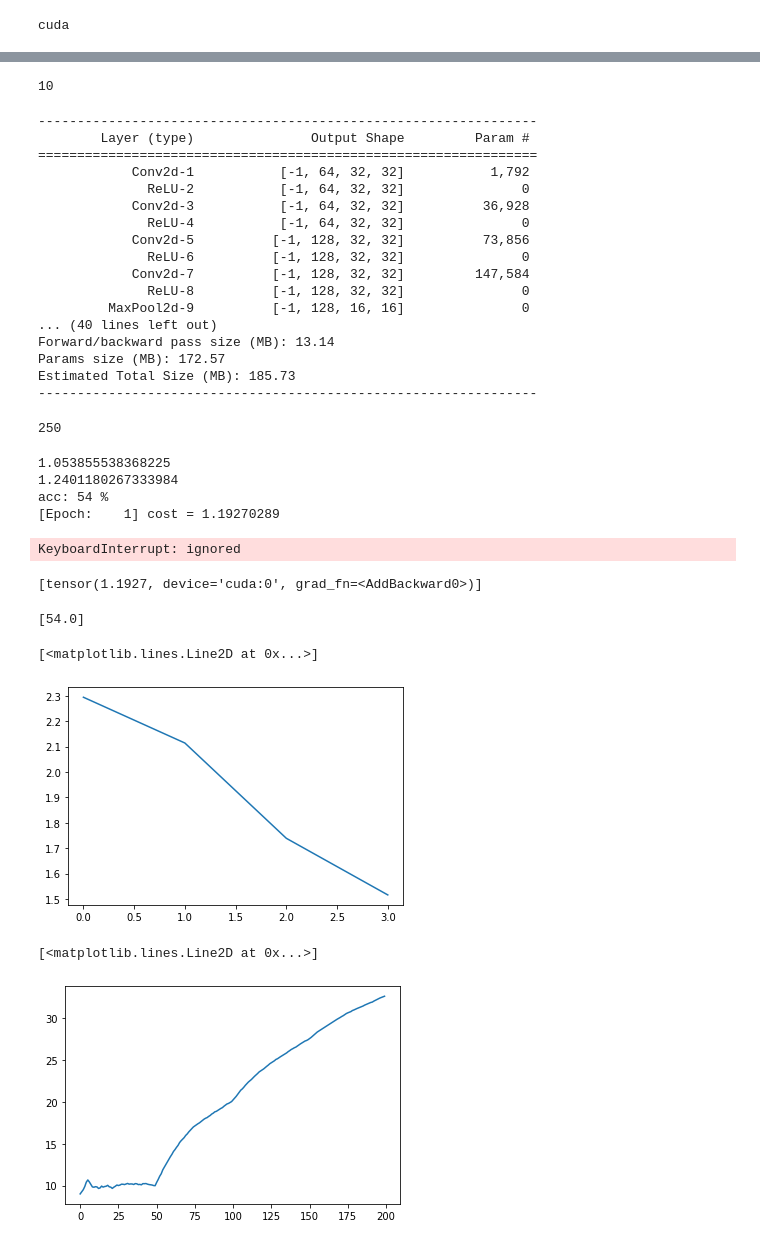
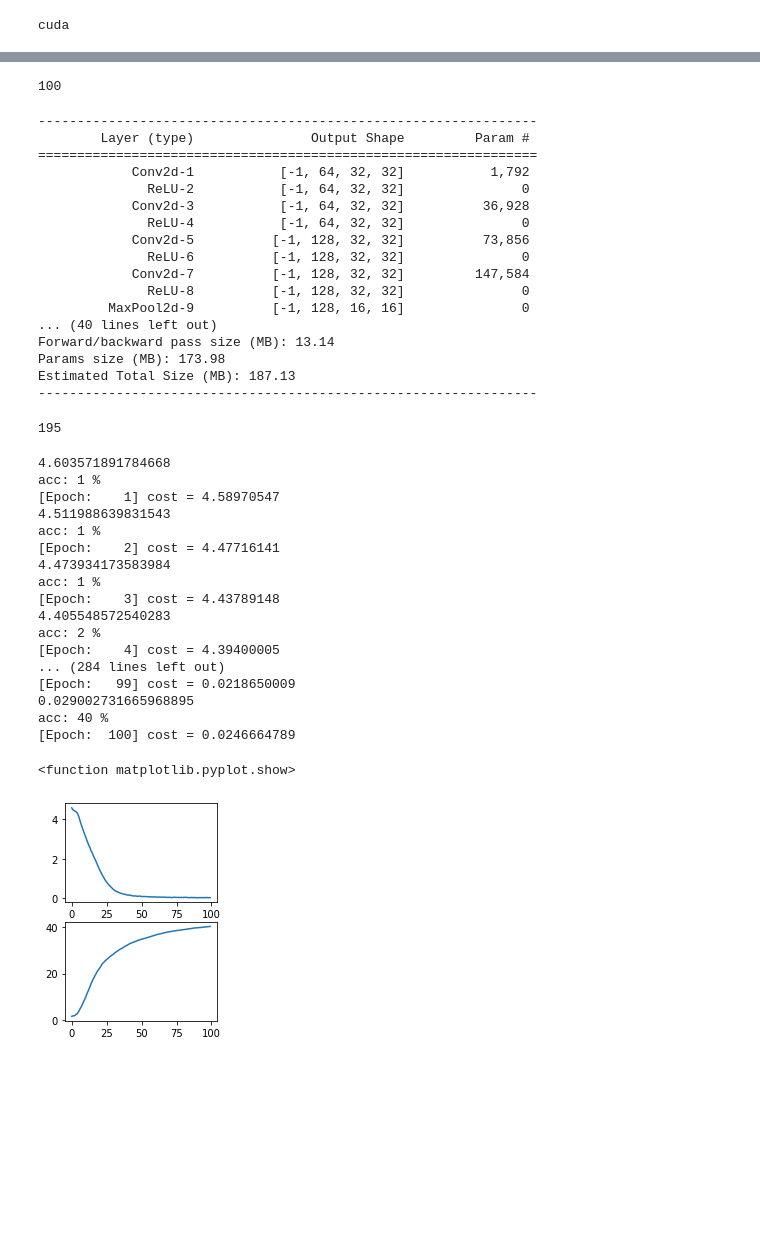
Before and after one commit to Bo-kyoung/AI-practices, a Jupyter notebook: VGG19_CIFAR100.ipynb, the cells around one changed output, grey strips where cells are left out. Drawn from its saved outputs; the diff is of its cells as text; code cells hidden in the pictures; blank space fills up the shorter version.

```diff
--- a/VGG19_CIFAR100.ipynb
+++ b/VGG19_CIFAR100.ipynb
@@ -29,8 +29,8 @@ transform = transforms.Compose([transforms.ToTensor()])
 # %%
 learning_rate = 0.001
 training_epochs = 74
-batch_size = 200
+batch_size = 256
 # %%
-CIFAR10_train = dsets.CIFAR10(root='data/',train = True, download=True, transform=transform)
-CIFAR10_test = dsets.CIFAR10(root='d0ta/', train=False, download = True, transform=transform)
+CIFAR100_train = dsets.CIFAR100(root='data/',train = True, download=True, transform=transform)
+CIFAR100_test = dsets.CIFAR100(root='d0ta/', train=False, download = True, transform=transform)
 # %% [output]
@@ -41,10 +39,10 @@ Extracting d0ta/cifar-10-python.tar.gz to d0ta/
 # %%
-data_loader = DataLoader(dataset = CIFAR10_train, batch_size = batch_size, shuffle = True,drop_last = True)
-test_loader = DataLoader(dataset = CIFAR10_test, batch_size = batch_size, shuffle = False,drop_last = True)
+data_loader = DataLoader(dataset = CIFAR100_train, batch_size = batch_size, shuffle = True,drop_last = True)
+test_loader = DataLoader(dataset = CIFAR100_test, batch_size = batch_size, shuffle = False,drop_last = True)
 # %%
-len(CIFAR10_train.classes)
+len(CIFAR100_train.classes)
 # %% [output]
-10
+100
 # %%
 class VGG19(nn.Module):
   def __init__(self, init_weights = True):
@@ -100,7 +98,7 @@ class VGG19(nn.Module):
     nn.Linear(4096,4096),
     nn.ReLU(True),
     nn.Dropout(0.5),
-    nn.Linear(4096,10)
+    nn.Linear(4096,100)
     )
 
 
@@ -148,21 +146,21 @@ summary(model, input_size = (3,32,32))
          MaxPool2d-9          [-1, 128, 16, 16]               0
 ... (40 lines left out)
 Forward/backward pass size (MB): 13.14
-Params size (MB): 172.57
-Estimated Total Size (MB): 185.73
+Params size (MB): 173.98
+Estimated Total Size (MB): 187.13
 ----------------------------------------------------------------
 # %%
 total_batch = len(data_loader)
 print(total_batch)
 # %% [output]
-250
+195
 # %%
 correct = 0
 total = 0
 cor = 0
 acc = []
 loss_graph = []
-training_epochs = 30
+training_epochs = 100
 
 for epoch in range(training_epochs):
     avg_cost = 0
@@ -171,35 +169,57 @@ for epoch in range(training_epochs):
     for i , data in enumerate(data_loader, 0):
       X, Y = data
       X = X.to(device)
       Y = Y.to(device)
 
       hypothesis = model(X)
       cost = criterion(hypothesis, Y)
       optimizer.zero_grad()
       cost.backward()
       optimizer.step()
       if i %100 == 99 :
         print(cost.item())
       avg_cost += cost / total_batch
 
     loss_graph.append(avg_cost)
     with torch.no_grad():
       for data in test_loader:
         images, labels = data
         images = images.to(device)
         labels = labels.to(device)
         outputs = model(images)
         _, predicted = torch.max(outputs.data,1)
 
       total += labels.size(0)
       correct += (predicted == labels).sum().item()
       cor = 100*correct/total
       acc.append(cor)
     print('acc: %d %%' % (100*correct/total))
     print('[Epoch: {:>4}] cost = {:>.9}'.format(epoch + 1, avg_cost))
+
+loss_graph_2 = torch.as_tensor(loss_graph,device='cpu')
+acc_2 = torch.as_tensor(acc,device='cpu')
+plt.subplot(222)
+plt.plot(loss_graph_2)
+plt.subplot(224)
+plt.plot(acc_2)
+plt.show
 # %% [output]
-1.053855538368225
-1.2401180267333984
-acc: 54 %
-[Epoch:    1] cost = 1.19270289
+4.603571891784668
+acc: 1 %
+[Epoch:    1] cost = 4.58970547
+4.511988639831543
+acc: 1 %
+[Epoch:    2] cost = 4.47716141
+4.473934173583984
+acc: 1 %
+[Epoch:    3] cost = 4.43789148
+4.405548572540283
+acc: 2 %
+[Epoch:    4] cost = 4.39400005
+... (284 lines left out)
+[Epoch:   99] cost = 0.0218650009
+0.029002731665968895
+acc: 40 %
+[Epoch:  100] cost = 0.0246664789
-KeyboardInterrupt: ignored
+<function matplotlib.pyplot.show>
+[figure, added]
@@ -209,21 +226,3 @@ acc_2 = torch.as_tensor(acc,device='cpu')
-# %%
-loss_graph
-# %% [output]
-[tensor(1.1927, device='cuda:0', grad_fn=<AddBackward0>)]
-# %%
-acc
-# %% [output]
-[54.0]
-# %%
-plt.plot(loss_graph_2)
-# %% [output]
-[<matplotlib.lines.Line2D at 0x...>]
-[figure, removed]
-# %%
-plt.plot(acc)
-# %% [output]
-[<matplotlib.lines.Line2D at 0x...>]
-[figure, removed]
 # %%
 correct = 0
 total = 0
```
Also changed, not shown: parts of 6 cells of this notebook.
